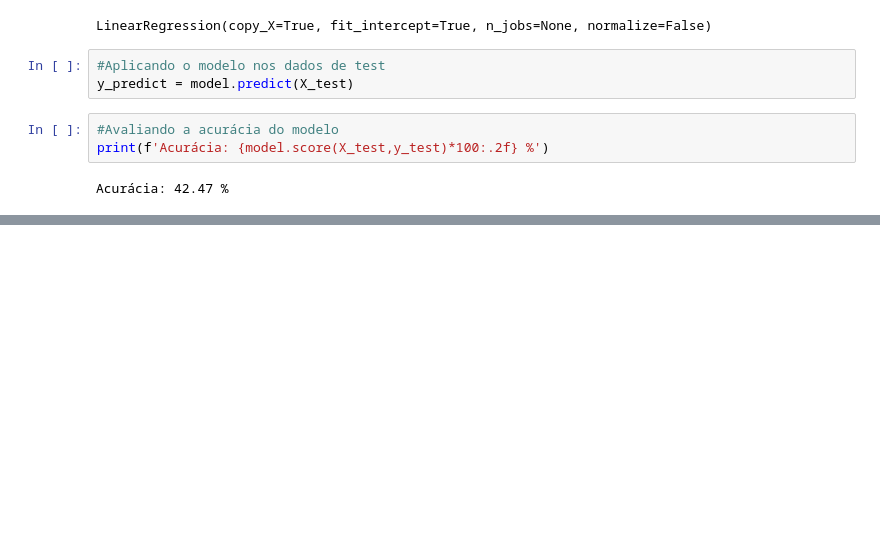
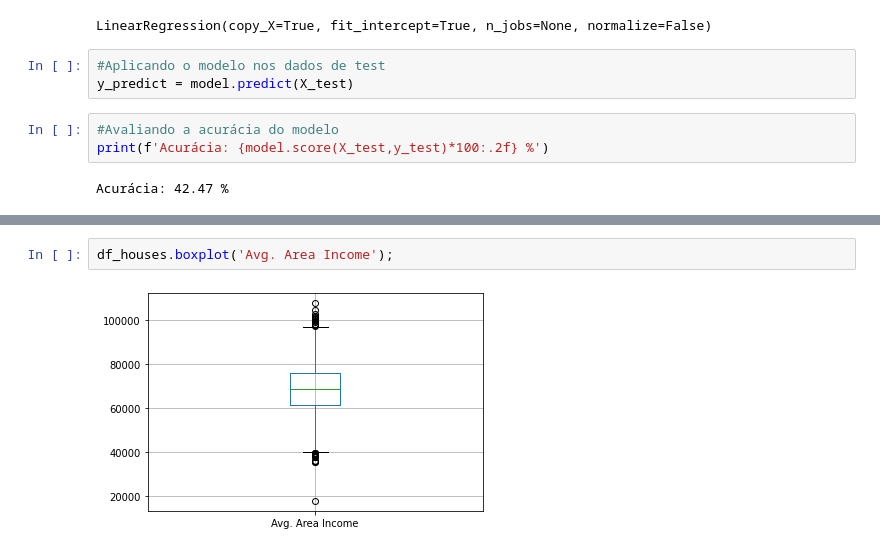
Before and after one commit to BielSousa/EstudosML, a Jupyter notebook: Linear_Regression.ipynb, the cells around one changed output, grey strips where cells are left out. Cells and saved outputs as stored; diff of their text form; blank space fills up the shorter version.

```diff
--- a/Linear_Regression.ipynb
+++ b/Linear_Regression.ipynb
@@ -88,0 +95,4 @@ Acurácia: 42.47 %
+# %%
+df_houses.boxplot('Avg. Area Income');
+# %% [output]
+[figure, added]
```
Also changed, not shown: parts of 13 cells of this notebook.
